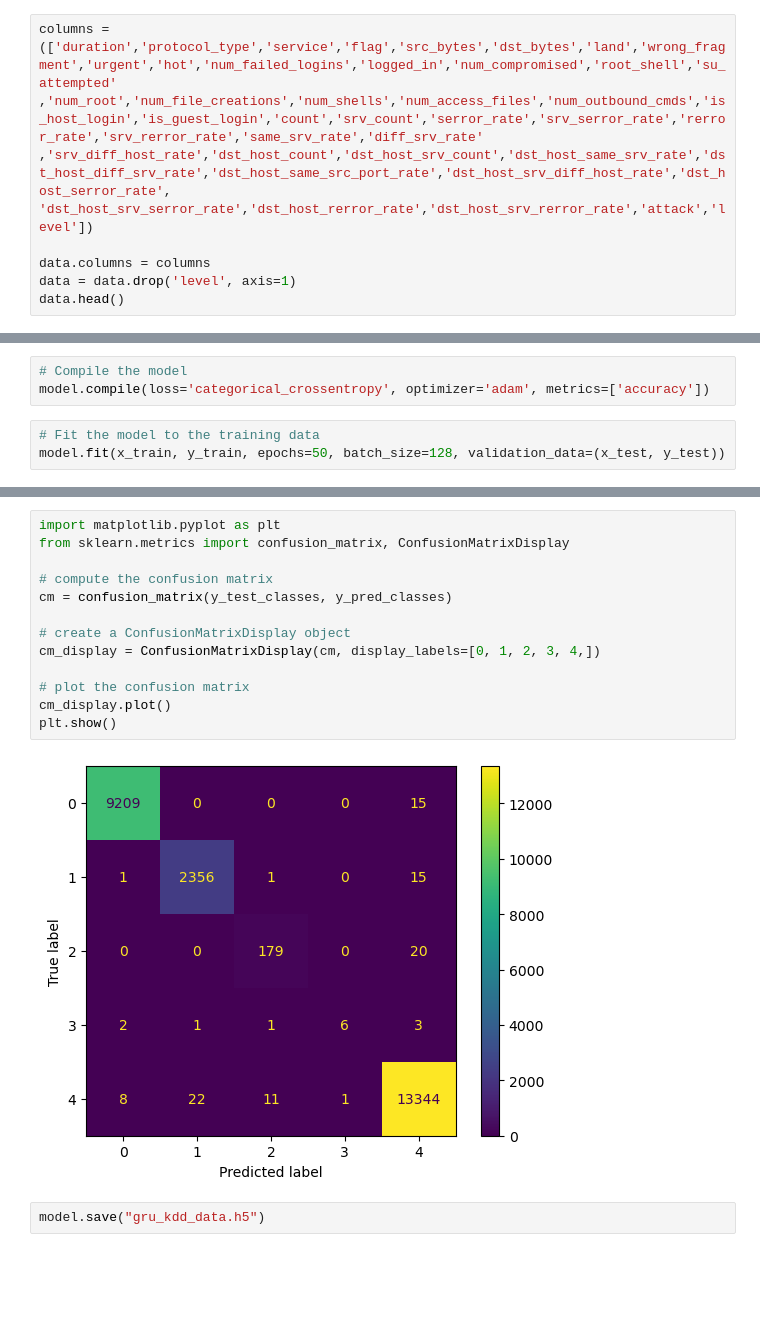
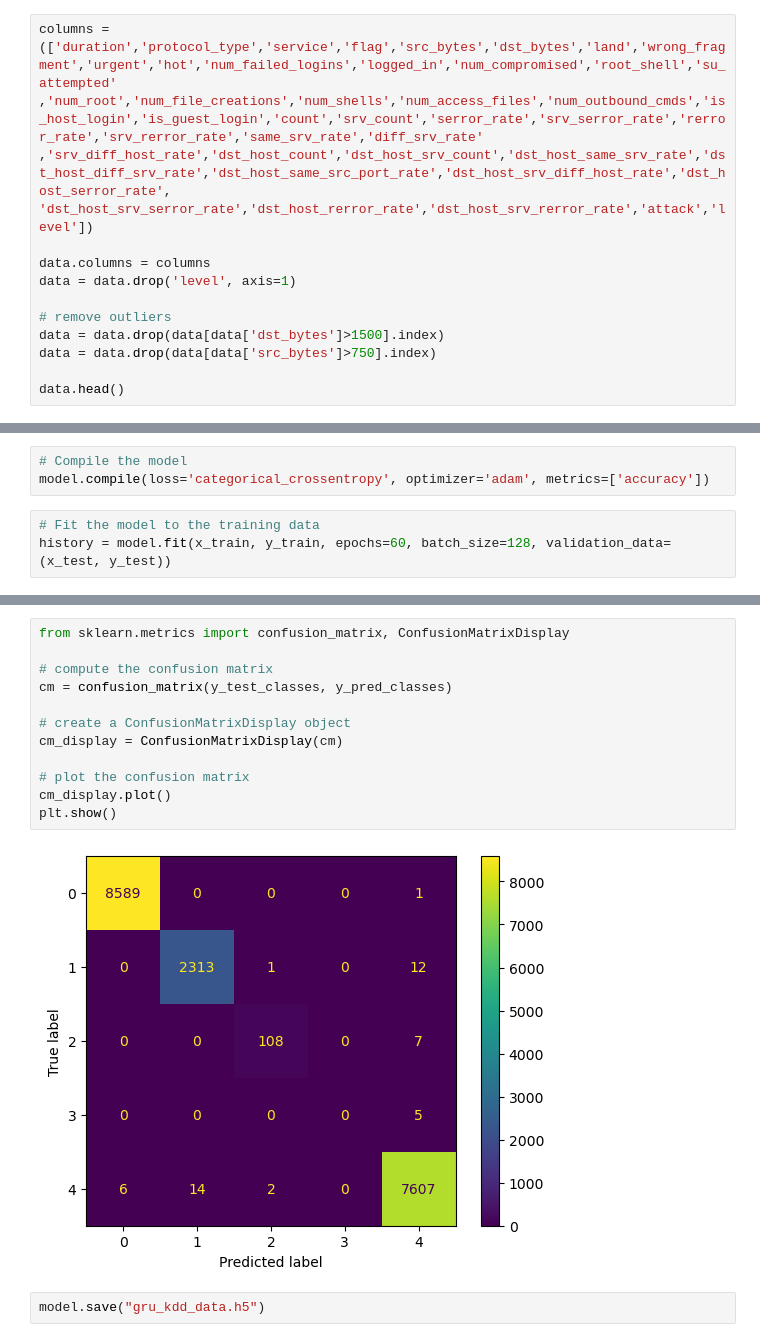
Before and after one commit to ahmedhamdi11/GRU, a Jupyter notebook: GRU-kdd_data.ipynb, the cells around one changed output, grey strips where cells are left out. Cells and saved outputs as stored; diff of their text form; blank space fills up the shorter version.

Commit message:
edit on gru model with kdd data

```diff
--- a/GRU-kdd_data.ipynb
+++ b/GRU-kdd_data.ipynb
@@ -26,6 +27,11 @@ columns = (['duration','protocol_type','service','flag','src_bytes','dst_bytes',
 
 data.columns = columns
 data = data.drop('level', axis=1)
+
+# remove outliers
+data = data.drop(data[data['dst_bytes']>1500].index)
+data = data.drop(data[data['src_bytes']>750].index)
+
 data.head()
 # %% [output]
 |  | duration | protocol_type | service | flag | src_bytes | dst_bytes | land | wrong_fragment | urgent | ... |
@@ -96,5 +101,5 @@ model.add(Dense(units=5,activation='softmax'))
 model.compile(loss='categorical_crossentropy', optimizer='adam', metrics=['accuracy'])
 # %%
 # Fit the model to the training data
-model.fit(x_train, y_train, epochs=50, batch_size=128, validation_data=(x_test, y_test))
+history = model.fit(x_train, y_train, epochs=60, batch_size=128, validation_data=(x_test, y_test))
 # %% [output]
@@ -149,17 +169,16 @@ weighted avg       1.00      1.00      1.00     25195
 # %%
-import matplotlib.pyplot as plt
 from sklearn.metrics import confusion_matrix, ConfusionMatrixDisplay
 
 # compute the confusion matrix
 cm = confusion_matrix(y_test_classes, y_pred_classes)
 
 # create a ConfusionMatrixDisplay object
-cm_display = ConfusionMatrixDisplay(cm, display_labels=[0, 1, 2, 3, 4,])
+cm_display = ConfusionMatrixDisplay(cm)
 
 # plot the confusion matrix
 cm_display.plot()
 plt.show()
 # %% [output]
-[figure, old version]
+[figure, new version]
 # %%
 model.save("gru_kdd_data.h5")
```
Also changed, not shown: parts of 7 cells of this notebook, 1 other file.
